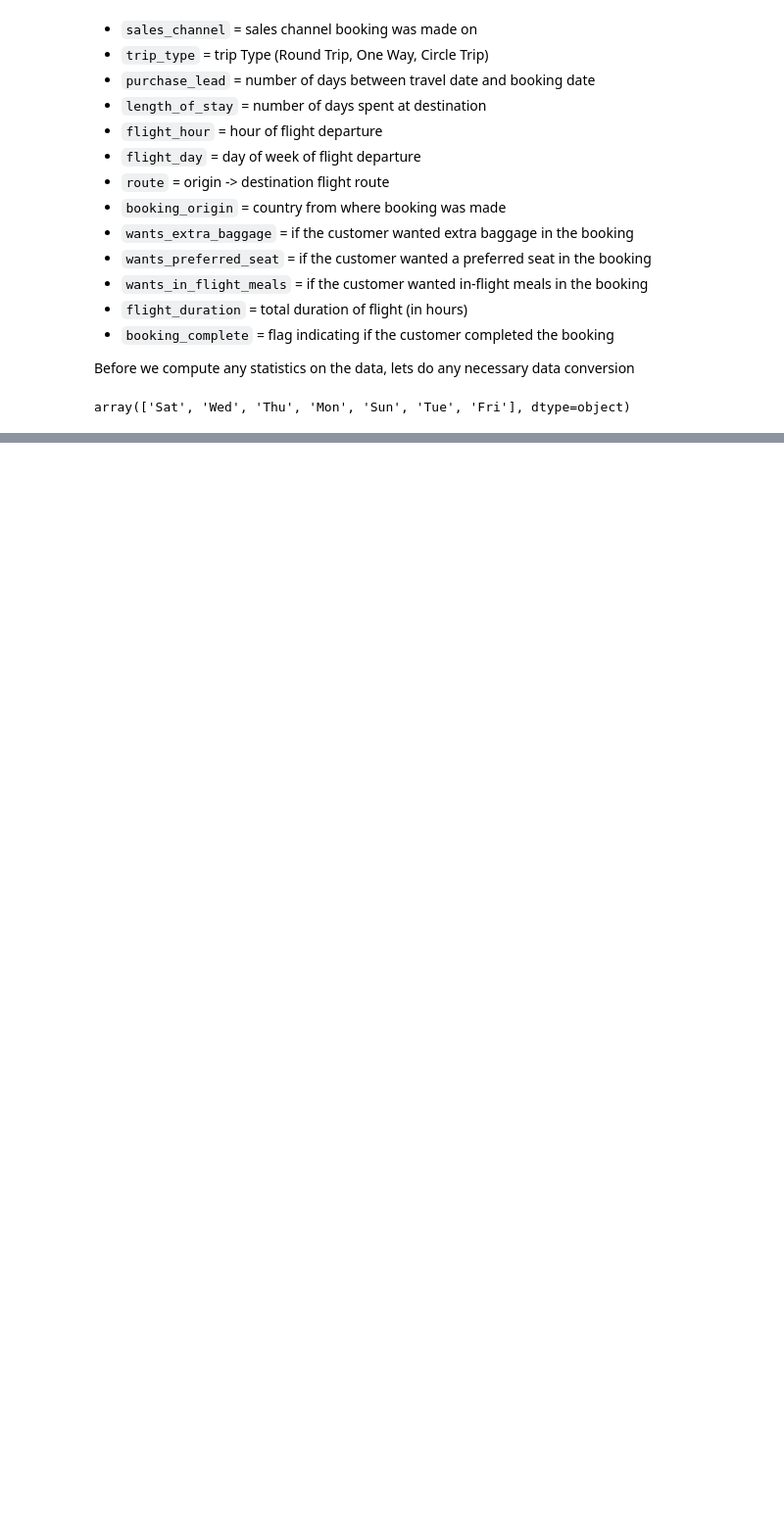
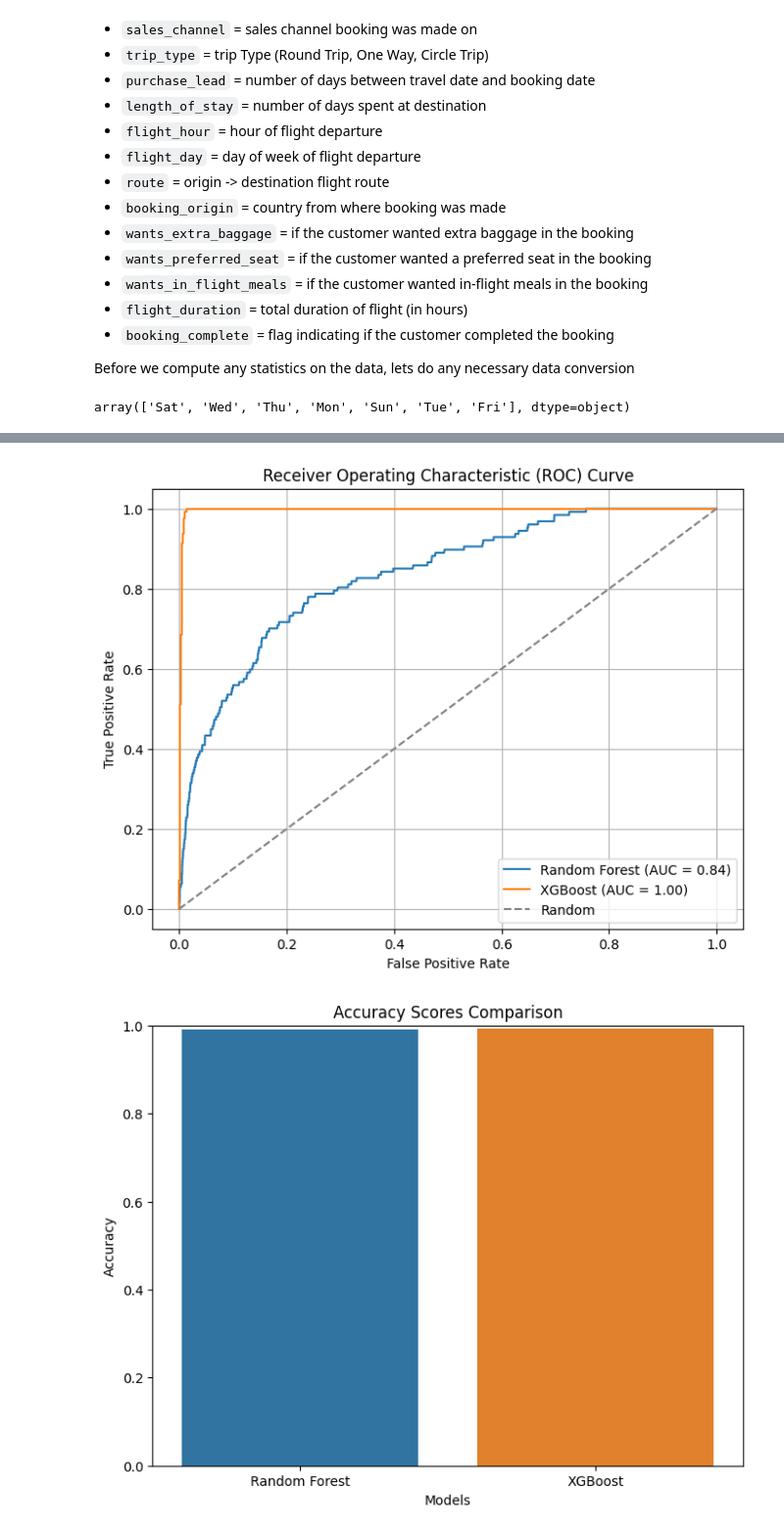
Before and after one commit to knightmaiga/Flight_booking_pred, a Jupyter notebook: Flight Holiday Booking Prediction.ipynb, the cells around one changed output, grey strips where cells are left out. Shown at 98% size. Cells and saved outputs as stored; diff of their text form; code cells hidden in the pictures; blank space fills up the shorter version.

```diff
--- a/Flight Holiday Booking Prediction.ipynb
+++ b/Flight Holiday Booking Prediction.ipynb
@@ -103,0 +230,4 @@ From this point, you should continue exploring the dataset with some visualisati
+# %%
+rf=RandomForestClassifier(n_estimators=30,max_depth=2,min_samples_split=3,max_leaf_nodes=5,random_state=42)
+model=rf.fit(x_train,y_train)
+y_pred=model.predict(x_test)
@@ -103,0 +349,58 @@ From this point, you should continue exploring the dataset with some visualisati
+# %%
+import matplotlib.pyplot as plt
+import seaborn as sns
+from sklearn.metrics import roc_curve, auc, accuracy_score, f1_score
+
+# Assuming you have trained and tested the Random Forest and XGBoost models
+# Obtain the predicted probabilities for each model
+rf_probs = rf.predict_proba(x_test)[:, 1]
+xgb_probs = xgb_classifier.predict_proba(x_test)[:, 1]
+
+# Compute the ROC curve and AUC score for each model
+rf_fpr, rf_tpr, _ = roc_curve(y_test, rf_probs)
+rf_auc = auc(rf_fpr, rf_tpr)
+
+xgb_fpr, xgb_tpr, _ = roc_curve(y_test, xgb_probs)
+xgb_auc = auc(xgb_fpr, xgb_tpr)
+
+# Plot the ROC curve
+plt.figure(figsize=(8, 6))
+plt.plot(rf_fpr, rf_tpr, label='Random Forest (AUC = {:.2f})'.format(rf_auc))
+plt.plot(xgb_fpr, xgb_tpr, label='XGBoost (AUC = {:.2f})'.format(xgb_auc))
+plt.plot([0, 1], [0, 1], linestyle='--', color='gray', label='Random')
+plt.xlabel('False Positive Rate')
+plt.ylabel('True Positive Rate')
+plt.title('Receiver Operating Characteristic (ROC) Curve')
+plt.legend()
+plt.grid(True)
+plt.show()
+
+# Calculate and plot accuracy and F1 score for each model
+rf_accuracy = accuracy_score(y_test, rf.predict(x_test))
+rf_f1_score = f1_score(y_test, rf.predict(x_test))
+
+xgb_accuracy = accuracy_score(y_test, xgb_classifier.predict(x_test))
+xgb_f1_score = f1_score(y_test, xgb_classifier.predict(x_test))
+
+labels = ['Random Forest', 'XGBoost']
+accuracy_scores = [rf_accuracy, xgb_accuracy]
+f1_scores = [rf_f1_score, xgb_f1_score]
+
+plt.figure(figsize=(8, 6))
+sns.barplot(x=labels, y=accuracy_scores)
+plt.ylim(0, 1)
+plt.xlabel('Models')
+plt.ylabel('Accuracy')
+plt.title('Accuracy Scores Comparison')
+plt.show()
+
+plt.figure(figsize=(8, 6))
+sns.barplot(x=labels, y=f1_scores)
+plt.ylim(0, 1)
+plt.xlabel('Models')
+plt.ylabel('F1 Score')
+plt.title('F1 Scores Comparison')
+plt.show()
+# %% [output]
+[figure, added]
+[figure, added]
```
Also changed, not shown: parts of 32 cells of this notebook.
